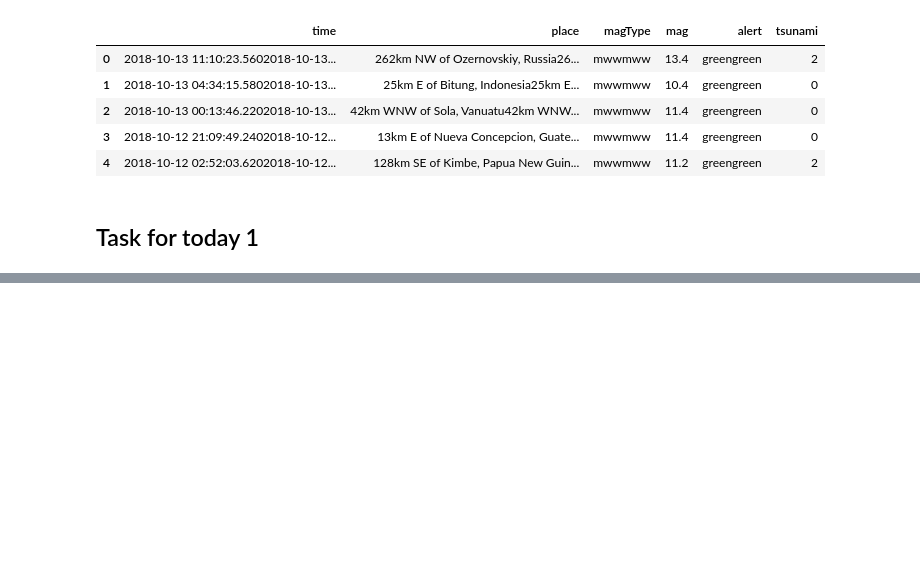
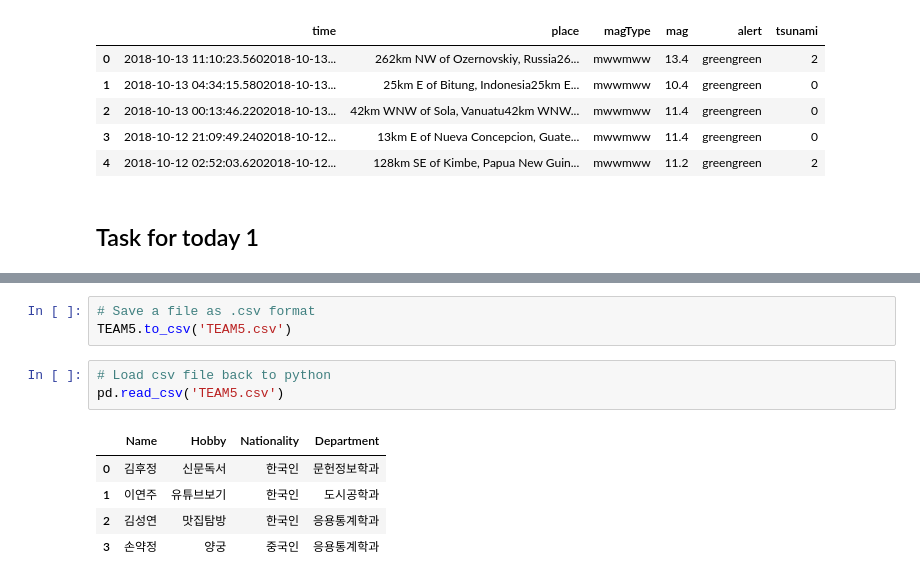
Before and after one commit to seongyeon1/AI4DL, a Jupyter notebook: practice/w2.ipynb, the cells around one changed output, grey strips where cells are left out. Saved outputs shown, nothing was run; the diff lists cells and outputs as text; blank space fills up the shorter version.

```diff
--- a/practice/w2.ipynb
+++ b/practice/w2.ipynb
@@ -312,0 +336,12 @@ TEAM5
+# %%
+# Save a file as .csv format
+TEAM5.to_csv('TEAM5.csv')
+# %%
+# Load csv file back to python
+pd.read_csv('TEAM5.csv')
+# %% [output]
+|  | Name | Hobby | Nationality | Department |
+| 0 | 김후정 | 신문독서 | 한국인 | 문헌정보학과 |
+| 1 | 이연주 | 유튜브보기 | 한국인 | 도시공학과 |
+| 2 | 김성연 | 맛집탐방 | 한국인 | 응용통계학과 |
+| 3 | 손약정 | 양궁 | 중국인 | 응용통계학과 |
```
Also changed, not shown: parts of 8 cells of this notebook.
